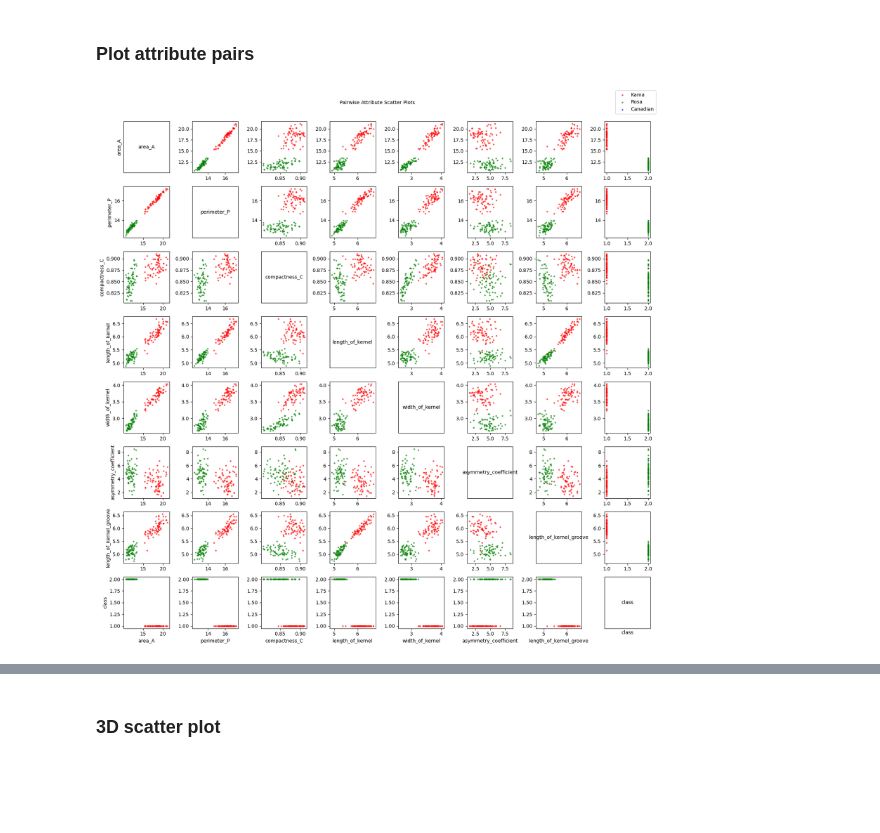
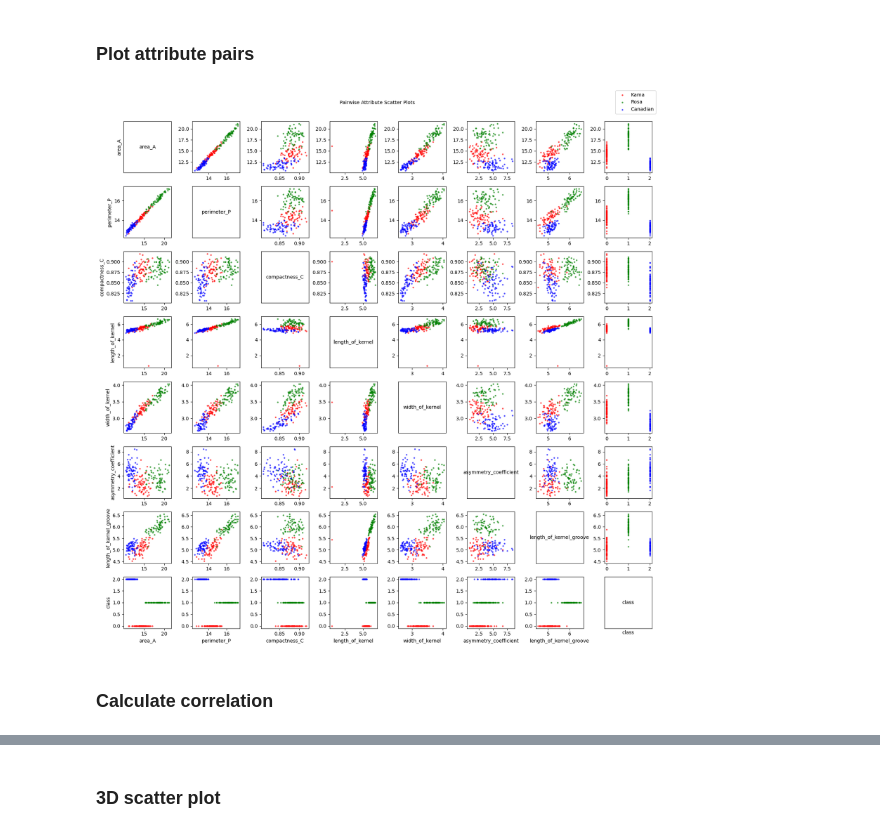
Before and after one commit to Connorudd02/Project_1, a Jupyter notebook: Project_1.ipynb, the cells around one changed output, grey strips where cells are left out. Saved outputs shown, nothing was run; the diff lists cells and outputs as text; code cells hidden in the pictures; blank space fills up the shorter version.

```diff
--- a/Project_1.ipynb
+++ b/Project_1.ipynb
@@ -116,32 +116,34 @@ for i, j in itertools.product(range(num_attributes), repeat=2):
         ax.text(
             0.5,
             0.5,
             attributeNames[i],
             fontsize=10,  # TODO Based on our use case, y.shape can be either (210, ) or (210, 1)
             ha="center",
             va="center",
         )
         ax.set_xticks([])
         ax.set_yticks([])
     else:
         # Plot scatter points for each class
-        for c, color in zip(range(1, 4), colors):  # Class labels are 1,2,3
+        for c, color in zip(range(3), colors):  # Class labels are 1,2,3
             mask = y == c  # Boolean mask for class c
             ax.scatter(
                 X[mask, j], X[mask, i], label=classNames, color=color, alpha=0.6, s=5
             )
 
     # Set axis labels only on the edges
     if j == 0:
         ax.set_ylabel(attributeNames[i])
     if i == num_attributes - 1:
         ax.set_xlabel(attributeNames[j])
 
 fig.legend(classNames)
 
 # Adjust layout
 plt.tight_layout(rect=[0, 0, 1, 0.97])
 plt.savefig("images/pairwiseplot.png")
 plt.show()
 # %% [output]
-[figure, old version]
+[figure, new version]
+# %% [markdown]
+### Calculate correlation
```
Also changed, not shown: parts of 2 cells of this notebook, 3 other files.
